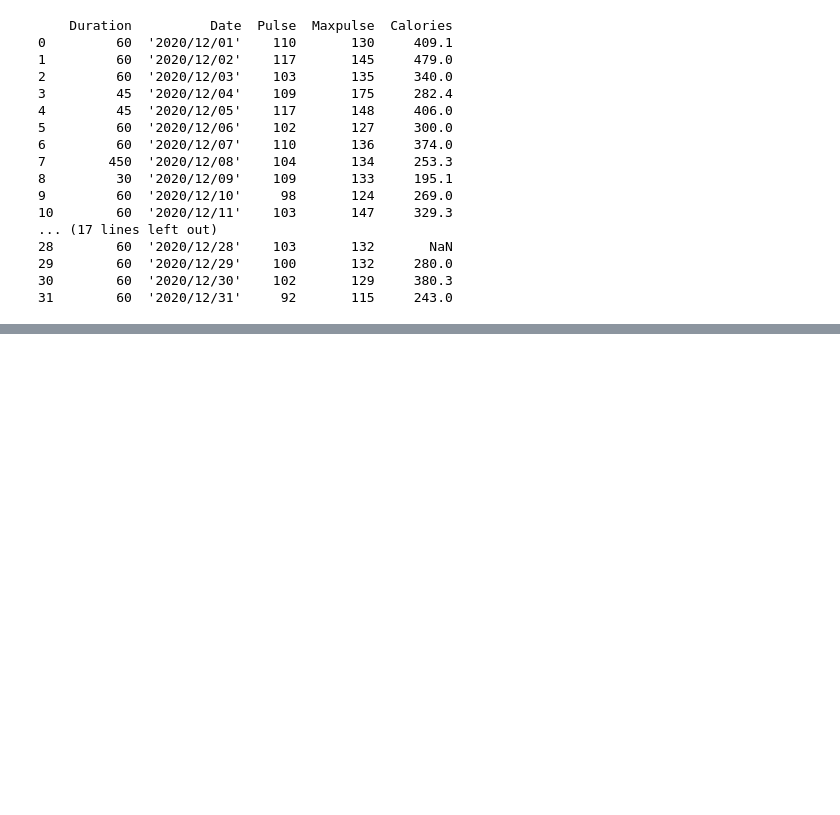
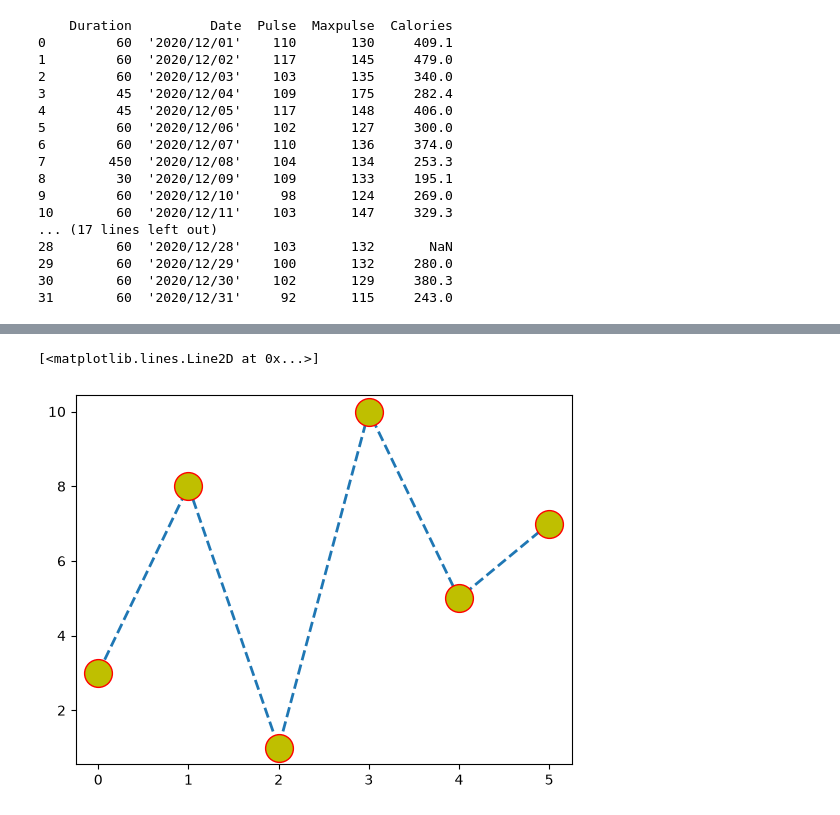
Before and after one commit to rajakr3n2006-sketch/python-program, a Jupyter notebook: priya dsc.ipynb, the cells around one changed output, grey strips where cells are left out. Cells and saved outputs as stored; diff of their text form; code cells hidden in the pictures; blank space fills up the shorter version.

Commit message:
data science

```diff
--- a/priya dsc.ipynb
+++ b/priya dsc.ipynb
@@ -867,0 +911,13 @@ print(df)
+# %%
+# Draw a line with default x-axis starting with 0
+ypoints=np.array([3,8,1,10,5,7])
+#ypoints-->y axis data
+# ls--->line style
+#lw---->line width
+#ms----->marker size
+#mec---->marker edge color
+#mfc----->marker face color
+plt.plot(ypoints,marker='o', ls="--",lw='2',ms=20,mec='r',mfc='y')
+# %% [output]
+[<matplotlib.lines.Line2D at 0x...>]
+[figure, added]
```
Also changed, not shown: parts of 29 cells of this notebook.
